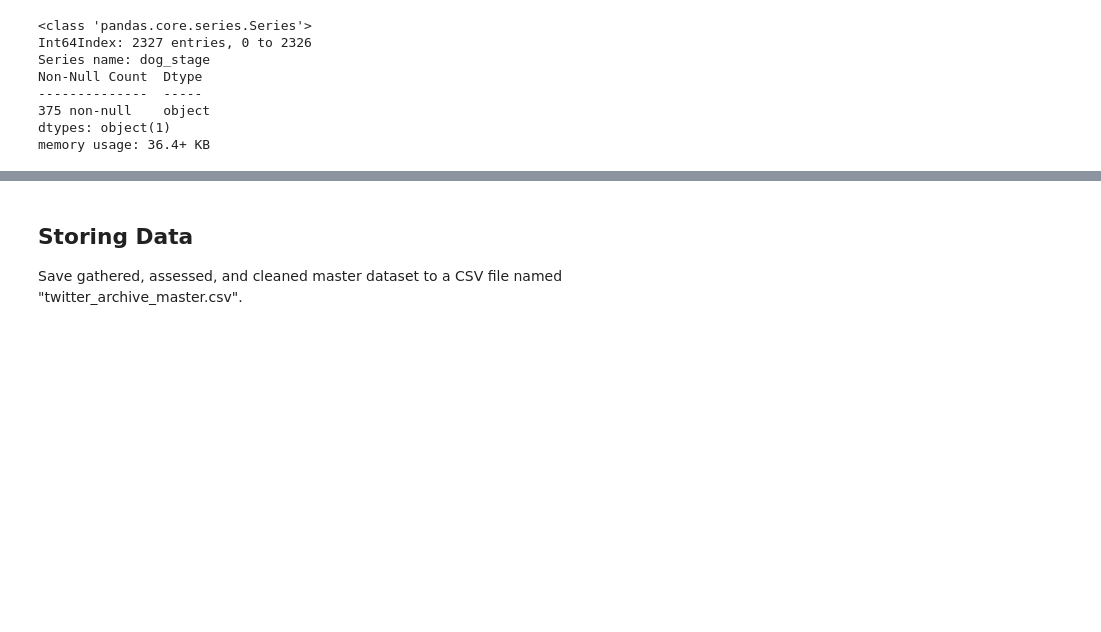
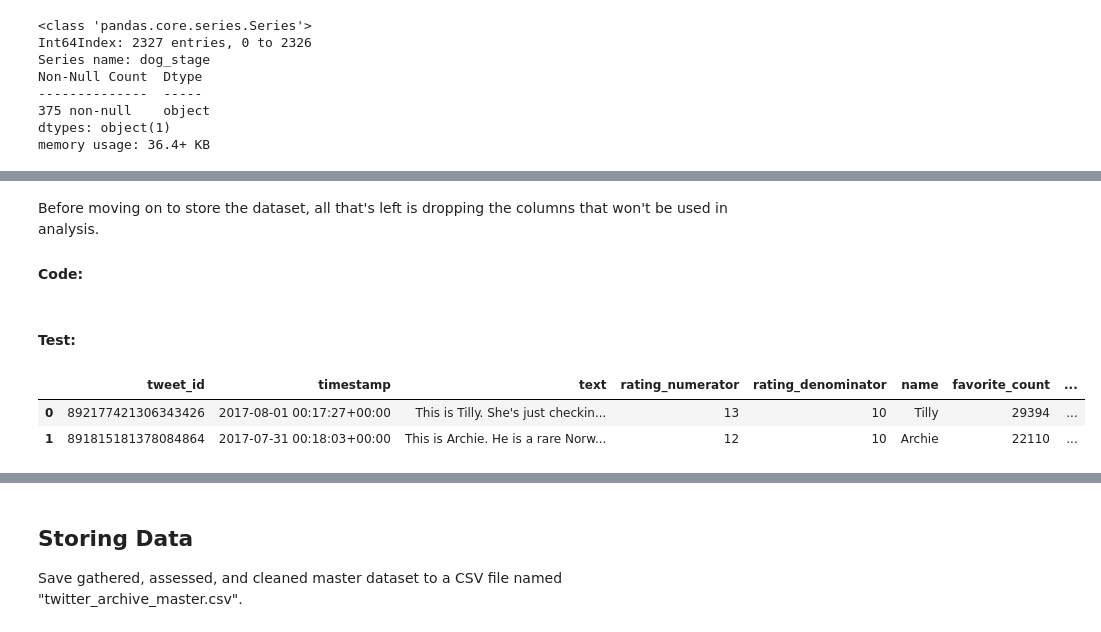
Before and after one commit to tharcyla/wrangle-and-analyze-data, a Jupyter notebook: wrangle_act.ipynb, the cells around one changed output, grey strips where cells are left out. Cells and saved outputs as stored; diff of their text form; code cells hidden in the pictures; blank space fills up the shorter version.

```diff
--- a/wrangle_act.ipynb
+++ b/wrangle_act.ipynb
@@ -701,0 +1083,9 @@ archive_copy[archive_copy['dog_stage'].notna()].head(3)
+# %%
+# drop only the rows in which p1_dog,
+# p2_dog and p3_dog are false
+
+# get the indices
+indices = image_prediction_copy.query('p1_dog == False and p2_dog == False and p3_dog == False').index
+
+# drop the rows
+image_prediction_copy = image_prediction_copy.drop(indices)
@@ -701,0 +1127,9 @@ archive_copy[archive_copy['dog_stage'].notna()].head(3)
+# %%
+# inner merge will ensure that only tweets that went through
+# the image prediction neural network are kept
+# and also the tweets of the archive table
+# in other words, the intersection of keys from both dataframes
+master = archive_copy.merge(image_prediction_copy, how='inner')
+# %%
+# make a copy of the master dataset
+master_clean = master.copy()
@@ -701,0 +1165,14 @@ archive_copy[archive_copy['dog_stage'].notna()].head(3)
+# %% [markdown]
+Before moving on to store the dataset, all that's left is dropping the columns that won't be used in analysis.
+
+#### Code:
+# %%
+master_clean.drop(['in_reply_to_status_id', 'in_reply_to_user_id', 'source', 'expanded_urls', 'jpg_url', 'img_num'], axis=1, inplace=True)
+# %% [markdown]
+#### Test:
+# %%
+master_clean.head(2)
+# %% [output]
+|  | tweet_id | timestamp | text | rating_numerator | rating_denominator | name | favorite_count | ... |
+| 0 | 892177421306343426 | 2017-08-01 00:17:27+00:00 | This is Tilly. She's just checkin... | 13 | 10 | Tilly | 29394 | ... |
+| 1 | 891815181378084864 | 2017-07-31 00:18:03+00:00 | This is Archie. He is a rare Norw... | 12 | 10 | Archie | 22110 | ... |
```
Also changed, not shown: parts of 66 cells of this notebook.
